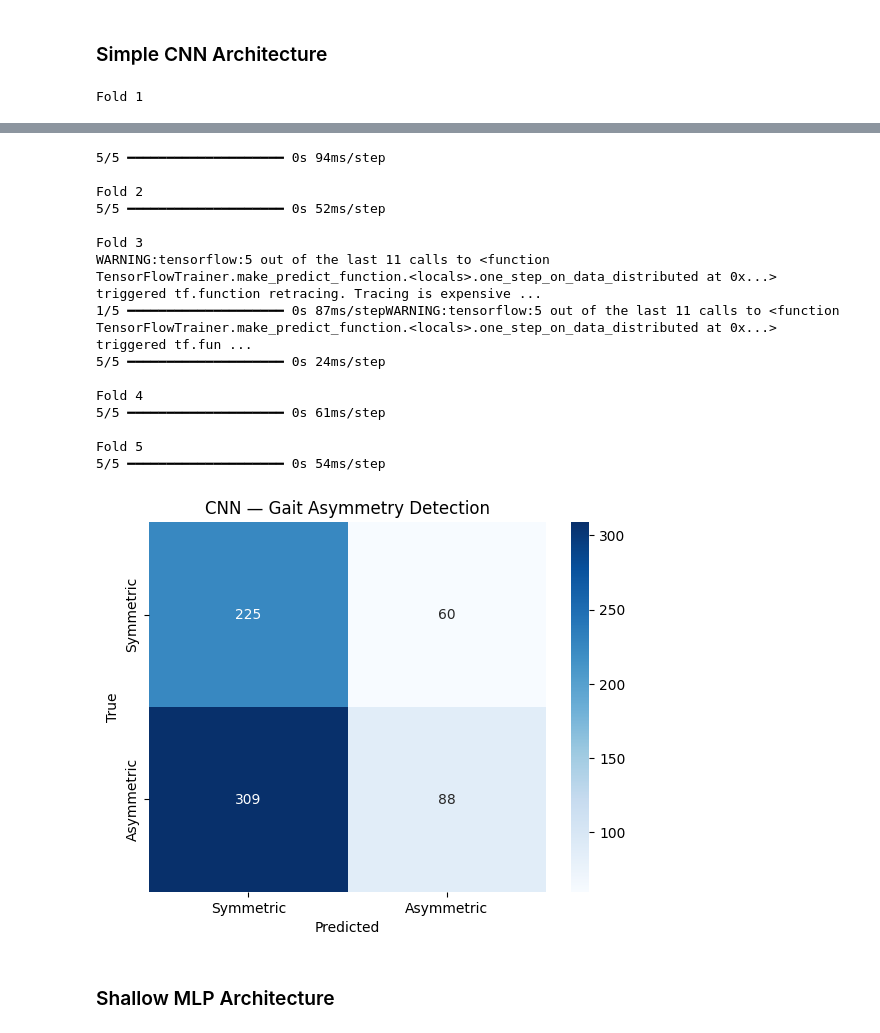
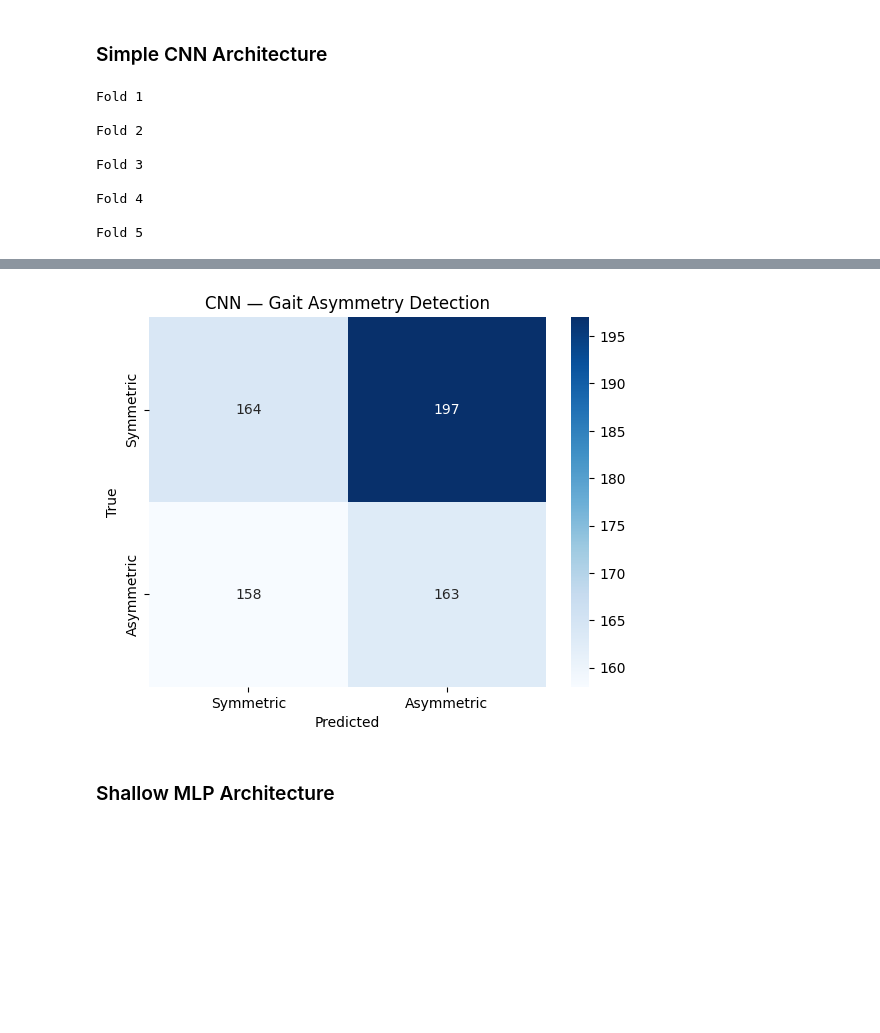
Before and after one commit to StamatisOrfanos/GaitRehab, a Jupyter notebook: gait_detection.ipynb, the cells around one changed output, grey strips where cells are left out. Saved outputs shown, nothing was run; the diff lists cells and outputs as text; code cells hidden in the pictures; blank space fills up the shorter version.

```diff
--- a/gait_detection.ipynb
+++ b/gait_detection.ipynb
@@ -150,7 +150,7 @@ for label in labels:
 
     # Visualize class distribution
     class_counts.plot(kind='bar')
-    plt.title('Class Balance for Label: ' + target_variable)
+    plt.title('Class Balance for Label: ' + target_variable.split('_')[0].capitalize() + ' ' + target_variable.split('_')[1].capitalize())
     plt.xlabel('Class')
     plt.ylabel('Number of Samples')
     plt.xticks(labels_position, bars, rotation=360, fontsize='13')
@@ -189,7 +189,7 @@ for label in labels:
         'Gradient Boosting': GradientBoostingClassifier(),
         'MLP': MLPClassifier(hidden_layer_sizes=(50,), max_iter=3000, alpha=1e-4),
         'SVM (linear)': SVC(kernel='linear', probability=True),
-        'XGBoost': xgb.XGBClassifier(eval_metric='logloss')
+        'XGBoost': xgb.XGBClassifier(eval_metric='logloss'),
     }
 
     # Train and Evaluate All Models
@@ -399,7 +427,7 @@ def cnn_model(input_shape):
 # Load the .npz dataset
 data = np.load('Data/final/all_subject_raw_windows.npz')
 X = data['X']
-y = data['medium_confidence_asymmetry']
+y = data['high_confidence_asymmetry']
 groups = data['patient_id']
 
 # Filter out undefined gait cycle with label = 2
@@ -424,8 +452,8 @@ for fold, (train_idx, test_idx) in enumerate(gkf.split(X, y, groups)):
     model = cnn_model(input_shape=X.shape[1:])
     history = model.fit(X[train_idx], y[train_idx], epochs=10, batch_size=32, verbose=0)
 
-    y_pred_prob = model.predict(X[test_idx]).flatten()
-    y_pred = (y_pred_prob >= 0.5).astype(int)
+    y_pred_prob = model(X[test_idx])
+    y_pred = (y_pred_prob.numpy() >= 0.5).astype(int)
 
     y_true_all.extend(y[test_idx])
     y_pred_all.extend(y_pred)
@@ -439,3 +467,11 @@ plt.ylabel('True')
 plt.show()
 # %% [output]
 Fold 1
+
+Fold 2
+
+Fold 3
+
+Fold 4
+
+Fold 5
@@ -448,19 +478,4 @@ Fold 1
-5/5 ━━━━━━━━━━━━━━━━━━━━ 0s 94ms/step
-
-Fold 2
-5/5 ━━━━━━━━━━━━━━━━━━━━ 0s 52ms/step
-
-Fold 3
-WARNING:tensorflow:5 out of the last 11 calls to <function TensorFlowTrainer.make_predict_function.<locals>.one_step_on_data_distributed at 0x...> triggered tf.function retracing. Tracing is expensive ...
-1/5 ━━━━━━━━━━━━━━━━━━━━ 0s 87ms/stepWARNING:tensorflow:5 out of the last 11 calls to <function TensorFlowTrainer.make_predict_function.<locals>.one_step_on_data_distributed at 0x...> triggered tf.fun ...
-5/5 ━━━━━━━━━━━━━━━━━━━━ 0s 24ms/step
-
-Fold 4
-5/5 ━━━━━━━━━━━━━━━━━━━━ 0s 61ms/step
-
-Fold 5
-5/5 ━━━━━━━━━━━━━━━━━━━━ 0s 54ms/step
-[figure, old version]
+[figure, new version]
 # %% [markdown]
 ### Shallow MLP Architecture
 # %%
```
Also changed, not shown: parts of 5 cells of this notebook, 5 other files.
